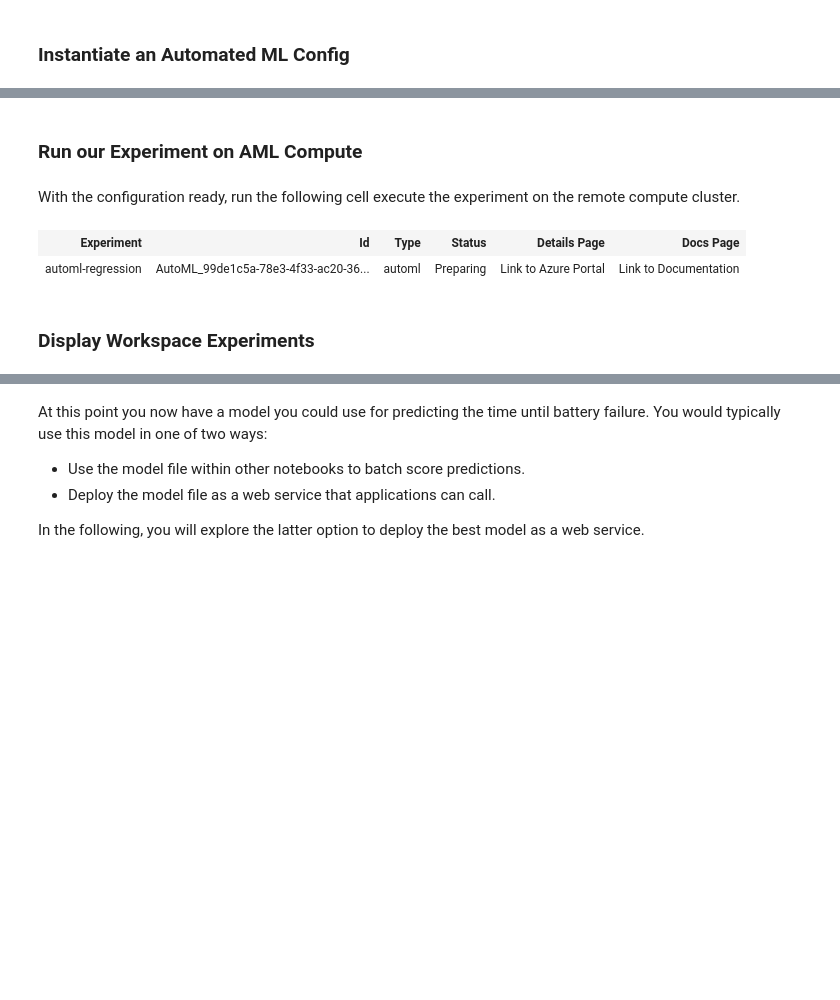
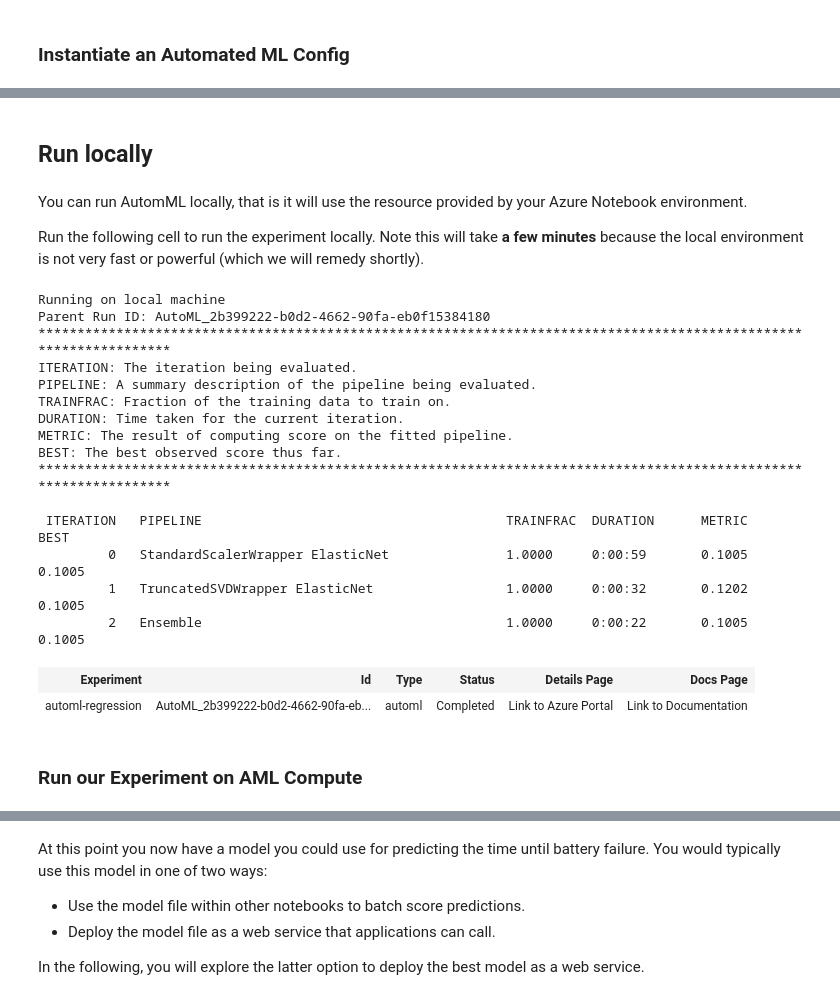
Before and after one commit to solliancenet/tech-immersion-data-ai, a Jupyter notebook: day2-exp1/predict-battery-life-with-AML.ipynb, the cells around one changed output, grey strips where cells are left out. Cells and saved outputs as stored; diff of their text form; code cells hidden in the pictures; blank space fills up the shorter version.

```diff
--- a/day2-exp1/predict-battery-life-with-AML.ipynb
+++ b/day2-exp1/predict-battery-life-with-AML.ipynb
@@ -210,26 +238,41 @@ In general, the AutoMLConfig is very flexible, allowing you to specify all of th
 # %%
 automl_config = AutoMLConfig(task = 'regression',
-                             iterations = 100,
-                             iteration_timeout_minutes = 10,
+                             iterations = 3,
+                             iteration_timeout_minutes = 2,
                              max_cores_per_iteration = 10,
                              preprocess= True,
-                             primary_metric='r2_score',
+                             primary_metric='normalized_root_mean_squared_error',
                              n_cross_validations = 5,
                              debug_log = 'automl.log',
-                             verbosity = logging.INFO,
+                             verbosity = logging.DEBUG,
                              data_script = project_folder + "/get_data.py",
-                             compute_target = compute_target,
-                             blacklist_models = "",
                              path = project_folder)
+# %% [markdown]
+## Run locally
+# %% [markdown]
+You can run AutomML locally, that is it will use the resource provided by your Azure Notebook environment.
+
+Run the following cell to run the experiment locally. Note this will take **a few minutes** because the local environment is not very fast or powerful (which we will remedy shortly).
+# %%
+local_run = experiment.submit(automl_config, show_output=True)
+local_run
+# %% [output]
+Running on local machine
+Parent Run ID: AutoML_2b399222-b0d2-4662-90fa-eb0f15384180
+*******************************************************************************************************************
+ITERATION: The iteration being evaluated.
+PIPELINE: A summary description of the pipeline being evaluated.
+TRAINFRAC: Fraction of the training data to train on.
+DURATION: Time taken for the current iteration.
+METRIC: The result of computing score on the fitted pipeline.
+BEST: The best observed score thus far.
+*******************************************************************************************************************
+
+ ITERATION   PIPELINE                                       TRAINFRAC  DURATION      METRIC      BEST
+         0   StandardScalerWrapper ElasticNet               1.0000     0:00:59       0.1005    0.1005
+         1   TruncatedSVDWrapper ElasticNet                 1.0000     0:00:32       0.1202    0.1005
+         2   Ensemble                                       1.0000     0:00:22       0.1005    0.1005
+| Experiment | Id | Type | Status | Details Page | Docs Page |
+| automl-regression | AutoML_2b399222-b0d2-4662-90fa-eb... | automl | Completed | Link to Azure Portal | Link to Documentation |
 # %% [markdown]
 ### Run our Experiment on AML Compute
-# %% [markdown]
-With the configuration ready, run the following cell execute the experiment on the remote compute cluster.
-# %%
-remote_run = experiment.submit(automl_config, show_output=False)
-remote_run
-# %% [output]
-| Experiment | Id | Type | Status | Details Page | Docs Page |
-| automl-regression | AutoML_99de1c5a-78e3-4f33-ac20-36... | automl | Preparing | Link to Azure Portal | Link to Documentation |
-# %% [markdown]
-### Display Workspace Experiments
```
Also changed, not shown: parts of 63 cells of this notebook.
